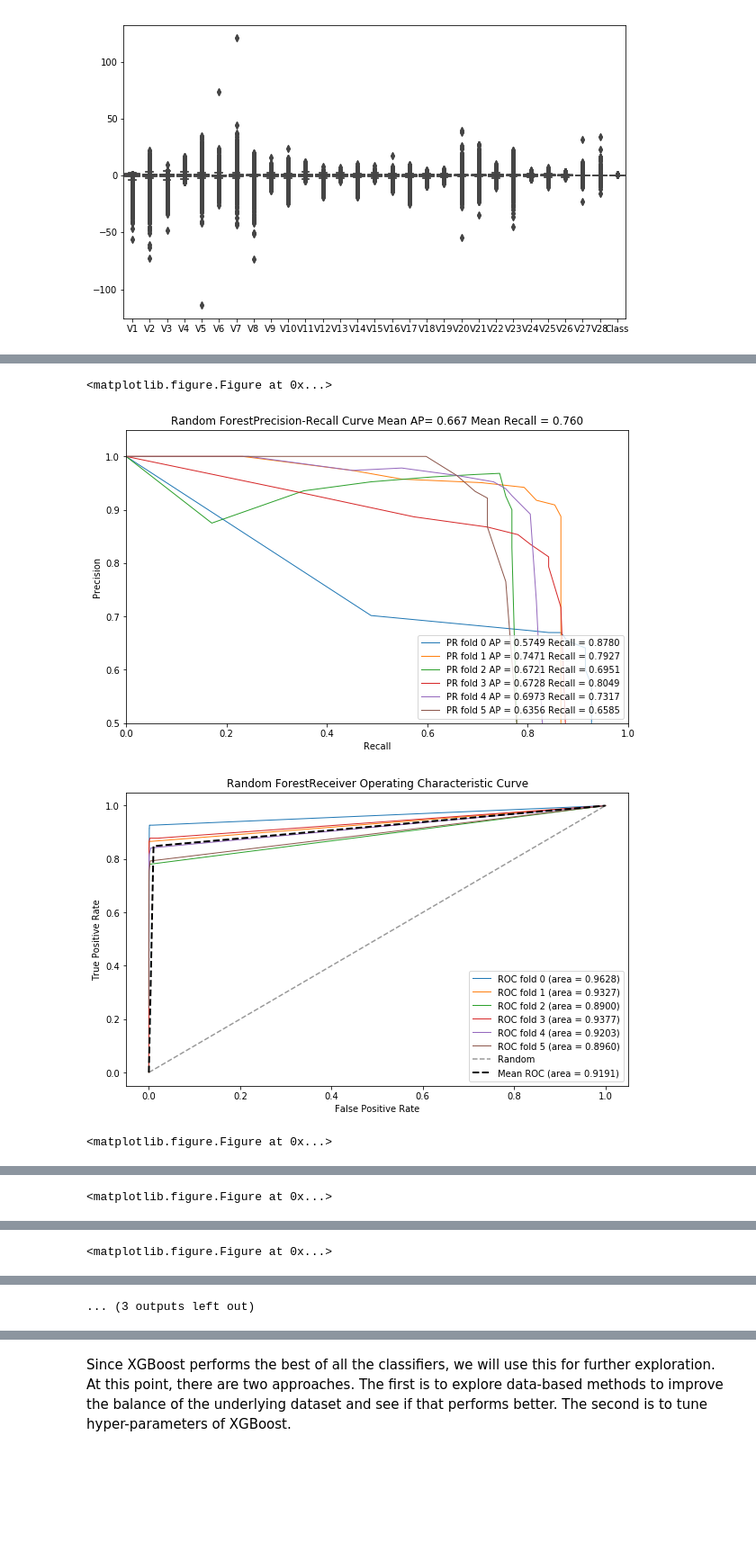
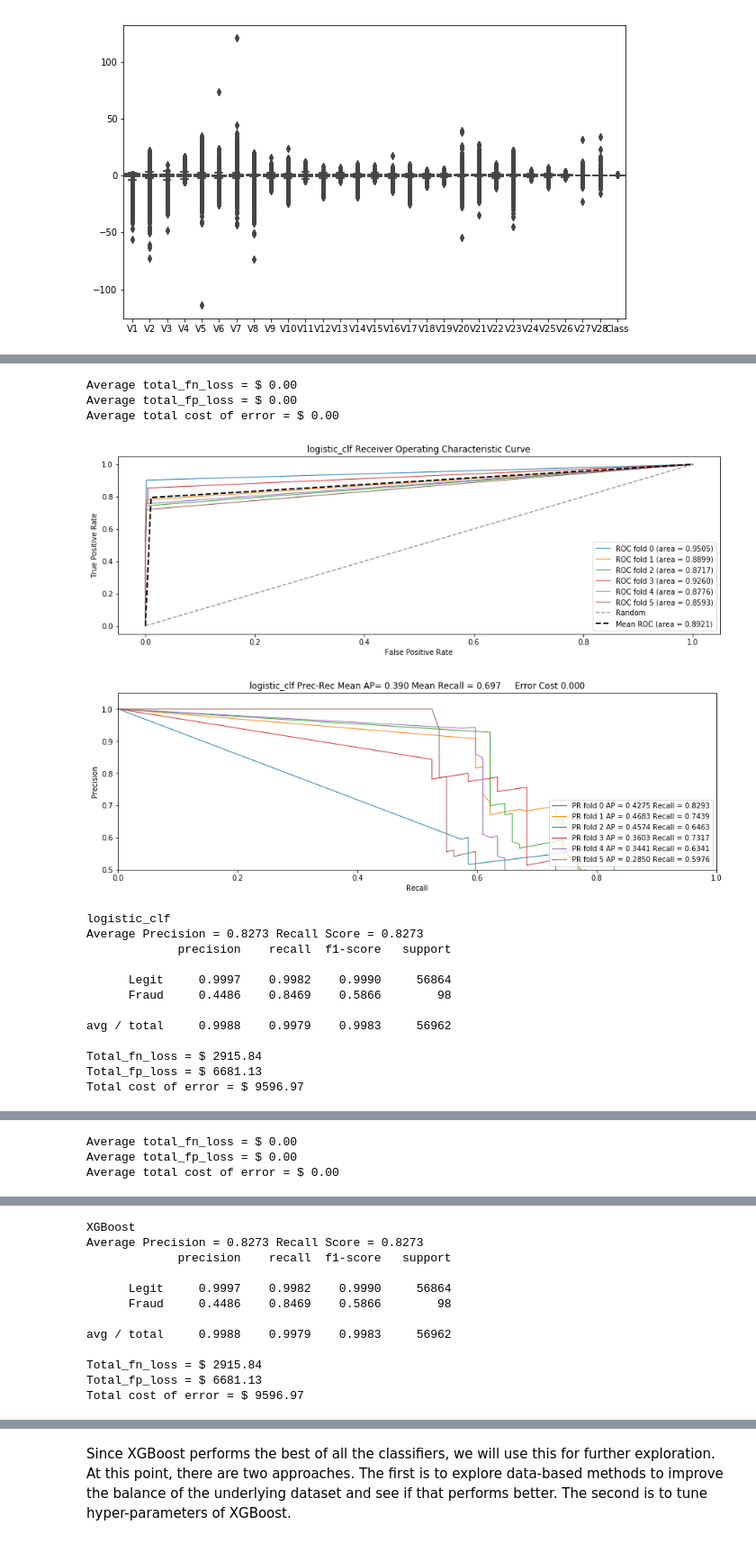
Before and after one commit to santhanaks/projects, a Jupyter notebook: capstone/credit.ipynb, the cells around one changed output, grey strips where cells are left out. Shown at 90% size. Saved outputs shown, nothing was run; the diff lists cells and outputs as text; code cells hidden in the pictures; blank space fills up the shorter version.

```diff
--- a/capstone/credit.ipynb
+++ b/capstone/credit.ipynb
@@ -237,0 +266,20 @@ plt.show()
+# %%
+#use sample weight parameter for cost sensitive learning
+import matplotlib.pyplot as plt
+from sklearn.tree import DecisionTreeClassifier
+from sklearn.model_selection import train_test_split
+from sklearn.linear_model import LogisticRegression
+
+X_train,X_test,y_train,y_test = train_test_split(X,y,test_size=0.2,random_state=42)
+dectree_clf = DecisionTreeClassifier(min_samples_leaf=5,random_state=42) # avoid overfitting
+
+transaction_amount = data['Amount']
+
+draw_performance_curves('Decision Tree',dectree_clf,X,y,transaction_amount)
+plt.show()
+
+dectree_clf.fit(X_train,y_train)
+y_pred=dectree_clf.predict(X_test)
+y_pred_proba=dectree_clf.predict_proba(X_test)
+
+output_classifier_score("Decision Tree Classifier",y_test,y_pred,y_pred_proba,transaction_amount)
@@ -238,27 +307,43 @@ plt.show()
 # %%
 from sklearn.ensemble import RandomForestClassifier,AdaBoostClassifier
 rand_clf = RandomForestClassifier(random_state=42)
 ada_clf = AdaBoostClassifier(random_state=42)
 
 from sklearn.tree import DecisionTreeClassifier
-dectree_clf = DecisionTreeClassifier(min_samples_leaf=5,random_state=42) # avoid overfitting
+dectree_clf = DecisionTreeClassifier(min_samples_leaf=5,random_state=42) # min_samples_leaf to avoid overfitting
 
-from sklearn.naive_bayes import GaussianNB
-nb_clf = GaussianNB()
+from sklearn.linear_model import LogisticRegression
+logistic_clf = LogisticRegression()
 
 import xgboost as xgb
 xgboost_clf = xgb.XGBClassifier(max_depth=3, n_estimators=300, learning_rate=0.05)
 
-fig_index=1
-classifiers= {'Naive_Bayes': nb_clf,'Decision Tree':dectree_clf, 'Random Forest':rand_clf,
+X_train,X_test,y_train,y_test = train_test_split(X,y,test_size=0.2,random_state=42)
+
+classifiers= {'logistic_clf': logistic_clf,'Decision Tree':dectree_clf, 'Random Forest':rand_clf,
               'Ada Boost':ada_clf,'XGBoost':xgboost_clf}
+
 for clf_name,clf in classifiers.items():
-    draw_precision_recall(clf_name,clf,X,y,fig_index)
-    draw_roc_curve(clf_name,clf,X,y,fig_index+1)
-    fig_index+=1
-    plt.show()
+    draw_performance_curves(clf_name,dectree_clf,X,y,transaction_amount)
+    clf.fit(X_train,y_train)
+    y_pred=dectree_clf.predict(X_test)
+    y_pred_proba=dectree_clf.predict_proba(X_test)
+    output_classifier_score(clf_name,y_test,y_pred,y_pred_proba,transaction_amount)
 # %% [output]
-<matplotlib.figure.Figure at 0x...>
+Average total_fn_loss = $ 0.00
+Average total_fp_loss = $ 0.00
+Average total cost of error = $ 0.00
-[figure, old version]
+[figure, new version]
-[figure, old version]
+[figure, new version]
-<matplotlib.figure.Figure at 0x...>
+logistic_clf
+Average Precision = 0.8273 Recall Score = 0.8273
+             precision    recall  f1-score   support
+
+      Legit     0.9997    0.9982    0.9990     56864
+      Fraud     0.4486    0.8469    0.5866        98
+
+avg / total     0.9988    0.9979    0.9983     56962
+
+Total_fn_loss = $ 2915.84
+Total_fp_loss = $ 6681.13
+Total cost of error = $ 9596.97
@@ -265,0 +351,3 @@ for clf_name,clf in classifiers.items():
+Average total_fn_loss = $ 0.00
+Average total_fp_loss = $ 0.00
+Average total cost of error = $ 0.00
@@ -267 +354,0 @@ for clf_name,clf in classifiers.items():
-<matplotlib.figure.Figure at 0x...>
@@ -268,0 +356,12 @@ for clf_name,clf in classifiers.items():
+XGBoost
+Average Precision = 0.8273 Recall Score = 0.8273
+             precision    recall  f1-score   support
+
+      Legit     0.9997    0.9982    0.9990     56864
+      Fraud     0.4486    0.8469    0.5866        98
+
+avg / total     0.9988    0.9979    0.9983     56962
+
+Total_fn_loss = $ 2915.84
+Total_fp_loss = $ 6681.13
+Total cost of error = $ 9596.97
@@ -270 +368,0 @@ for clf_name,clf in classifiers.items():
-<matplotlib.figure.Figure at 0x...>
@@ -273 +372,0 @@ for clf_name,clf in classifiers.items():
-... (3 outputs left out)
```
Also changed, not shown: parts of 34 cells of this notebook, 1 other file.
